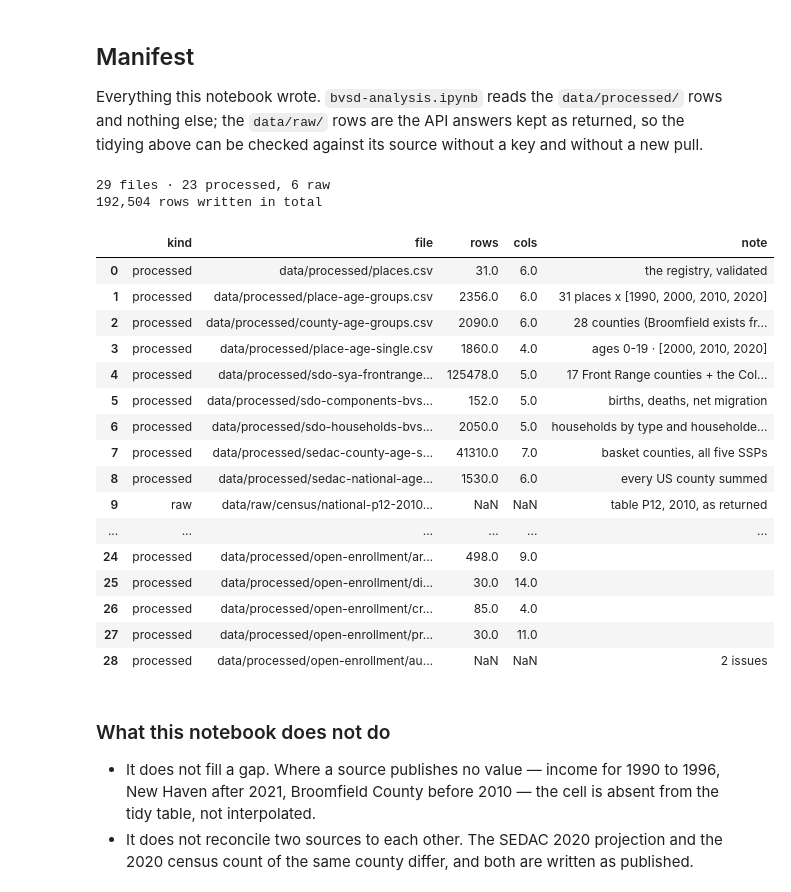
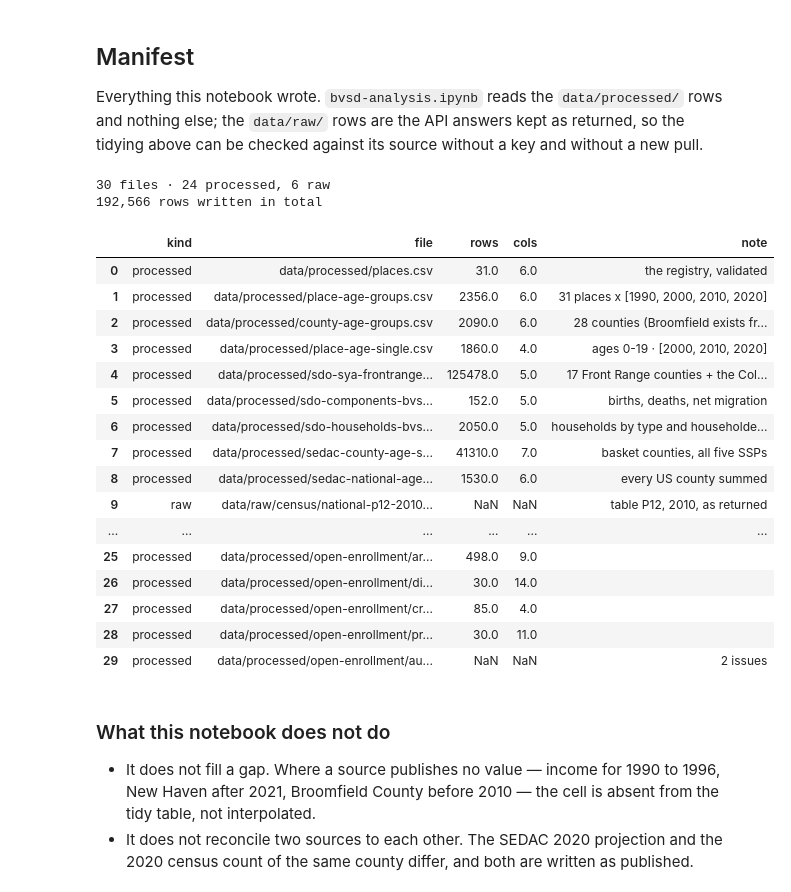
Before and after one commit to brianckeegan/charting-boulder, a Jupyter notebook: 2026-09-bvsd/bvsd-retrieval.ipynb, the cells around one changed output. Saved outputs shown, nothing was run; the diff lists cells and outputs as text; code cells hidden in the pictures.

```diff
--- a/2026-09-bvsd/bvsd-retrieval.ipynb
+++ b/2026-09-bvsd/bvsd-retrieval.ipynb
@@ -1314,35 +1377,35 @@ checked against its source without a key and without a new pull.
 # %%
 manifest_df = pd.DataFrame(written_l)
 manifest_df['kind'] = np.where(manifest_df['file'].str.startswith('data/raw'), 'raw', 'processed')
 
 assert manifest_df['file'].is_unique, 'a file was written twice'
 assert all(Path(path).exists() for path in manifest_df['file']), 'a listed file is not on disk'
-assert (manifest_df['kind'] == 'processed').sum() >= 18, 'fewer processed tables than expected'
+assert (manifest_df['kind'] == 'processed').sum() >= 19, 'fewer processed tables than expected'
 
 print(f"{len(manifest_df)} files · {(manifest_df.kind == 'processed').sum()} processed, "
       f"{(manifest_df.kind == 'raw').sum()} raw")
 print(f"{int(manifest_df['rows'].sum()):,} rows written in total")
 manifest_df[['kind', 'file', 'rows', 'cols', 'note']]
 # %% [output]
-29 files · 23 processed, 6 raw
-192,504 rows written in total
+30 files · 24 processed, 6 raw
+192,566 rows written in total
 |  | kind | file | rows | cols | note |
 | 0 | processed | data/processed/places.csv | 31.0 | 6.0 | the registry, validated |
 | 1 | processed | data/processed/place-age-groups.csv | 2356.0 | 6.0 | 31 places x [1990, 2000, 2010, 2020] |
 | 2 | processed | data/processed/county-age-groups.csv | 2090.0 | 6.0 | 28 counties (Broomfield exists fr... |
 | 3 | processed | data/processed/place-age-single.csv | 1860.0 | 4.0 | ages 0-19 · [2000, 2010, 2020] |
 | 4 | processed | data/processed/sdo-sya-frontrange... | 125478.0 | 5.0 | 17 Front Range counties + the Col... |
 | 5 | processed | data/processed/sdo-components-bvs... | 152.0 | 5.0 | births, deaths, net migration |
 | 6 | processed | data/processed/sdo-households-bvs... | 2050.0 | 5.0 | households by type and householde... |
 | 7 | processed | data/processed/sedac-county-age-s... | 41310.0 | 7.0 | basket counties, all five SSPs |
 | 8 | processed | data/processed/sedac-national-age... | 1530.0 | 6.0 | every US county summed |
 | 9 | raw | data/raw/census/national-p12-2010... | NaN | NaN | table P12, 2010, as returned |
 | ... | ... | ... | ... | ... | ... |
-| 24 | processed | data/processed/open-enrollment/ar... | 498.0 | 9.0 |  |
-| 25 | processed | data/processed/open-enrollment/di... | 30.0 | 14.0 |  |
-| 26 | processed | data/processed/open-enrollment/cr... | 85.0 | 4.0 |  |
-| 27 | processed | data/processed/open-enrollment/pr... | 30.0 | 11.0 |  |
-| 28 | processed | data/processed/open-enrollment/au... | NaN | NaN | 2 issues |
+| 25 | processed | data/processed/open-enrollment/ar... | 498.0 | 9.0 |  |
+| 26 | processed | data/processed/open-enrollment/di... | 30.0 | 14.0 |  |
+| 27 | processed | data/processed/open-enrollment/cr... | 85.0 | 4.0 |  |
+| 28 | processed | data/processed/open-enrollment/pr... | 30.0 | 11.0 |  |
+| 29 | processed | data/processed/open-enrollment/au... | NaN | NaN | 2 issues |
 # %% [markdown]
 ### What this notebook does not do
 
```
Also changed, not shown: parts of 2 cells of this notebook, 8 other files.
